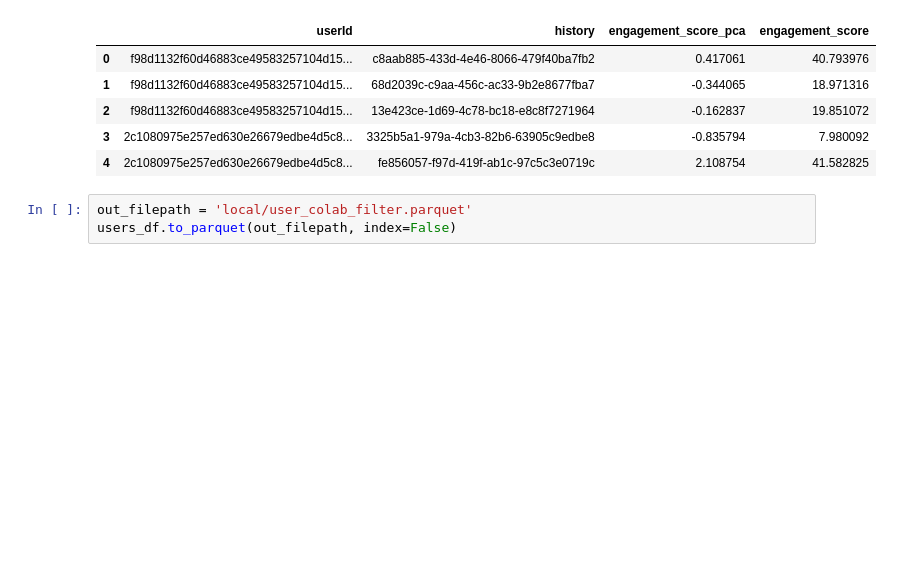
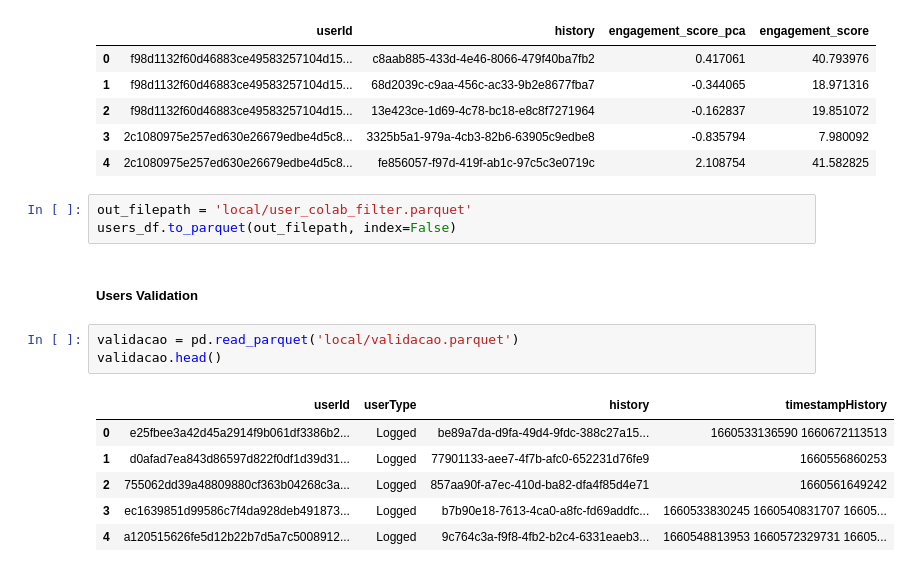
Before and after one commit to BrisaNascimento/globo_recommendation_fiap, a Jupyter notebook: globo_recommendation_fiap/data/challenge_files/users_activity_features.ipynb, the cells around one changed output. Cells and saved outputs as stored; diff of their text form; blank space fills up the shorter version.

```diff
--- a/globo_recommendation_fiap/data/challenge_files/users_activity_features.ipynb
+++ b/globo_recommendation_fiap/data/challenge_files/users_activity_features.ipynb
@@ -158,3 +200,15 @@ users_df.head()
 # %%
 out_filepath = 'local/user_colab_filter.parquet'
 users_df.to_parquet(out_filepath, index=False)
+# %% [markdown]
+##### Users Validation
+# %%
+validacao = pd.read_parquet('local/validacao.parquet')
+validacao.head()
+# %% [output]
+|  | userId | userType | history | timestampHistory |
+| 0 | e25fbee3a42d45a2914f9b061df3386b2... | Logged | be89a7da-d9fa-49d4-9fdc-388c27a15... | 1660533136590 1660672113513 |
+| 1 | d0afad7ea843d86597d822f0df1d39d31... | Logged | 77901133-aee7-4f7b-afc0-652231d76fe9 | 1660556860253 |
+| 2 | 755062dd39a48809880cf363b04268c3a... | Logged | 857aa90f-a7ec-410d-ba82-dfa4f85d4e71 | 1660561649242 |
+| 3 | ec1639851d99586c7f4da928deb491873... | Logged | b7b90e18-7613-4ca0-a8fc-fd69addfc... | 1660533830245 1660540831707 16605... |
+| 4 | a120515626fe5d12b22b7d5a7c5008912... | Logged | 9c764c3a-f9f8-4fb2-b2c4-6331eaeb3... | 1660548813953 1660572329731 16605... |
```
Also changed, not shown: parts of 19 cells of this notebook.
